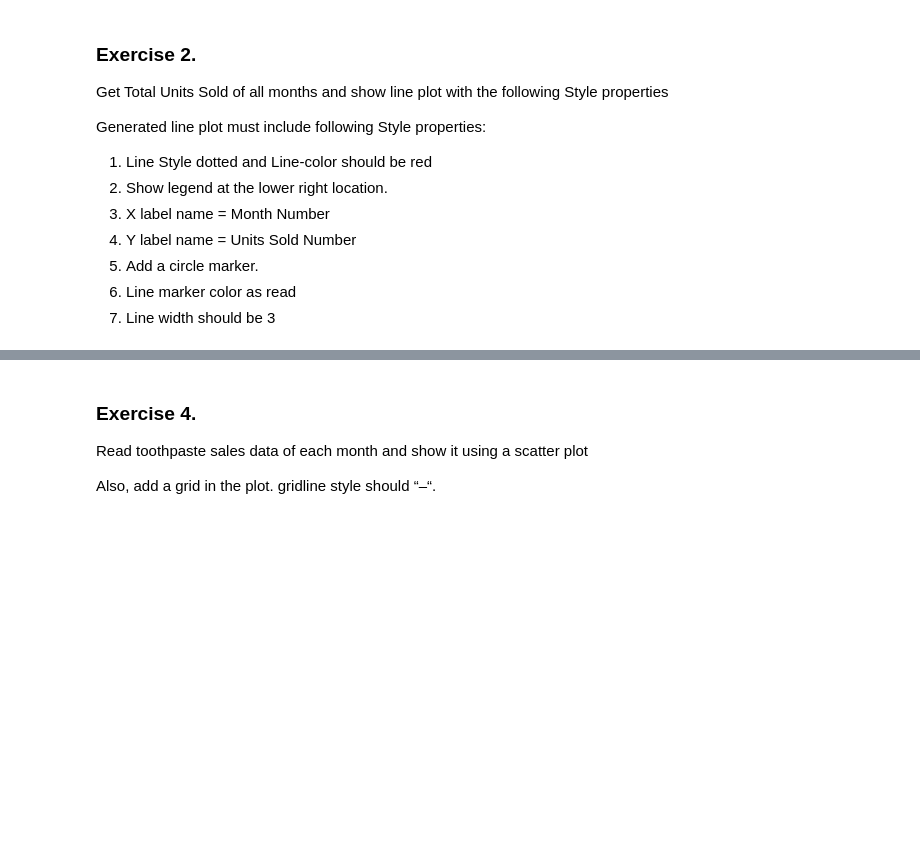
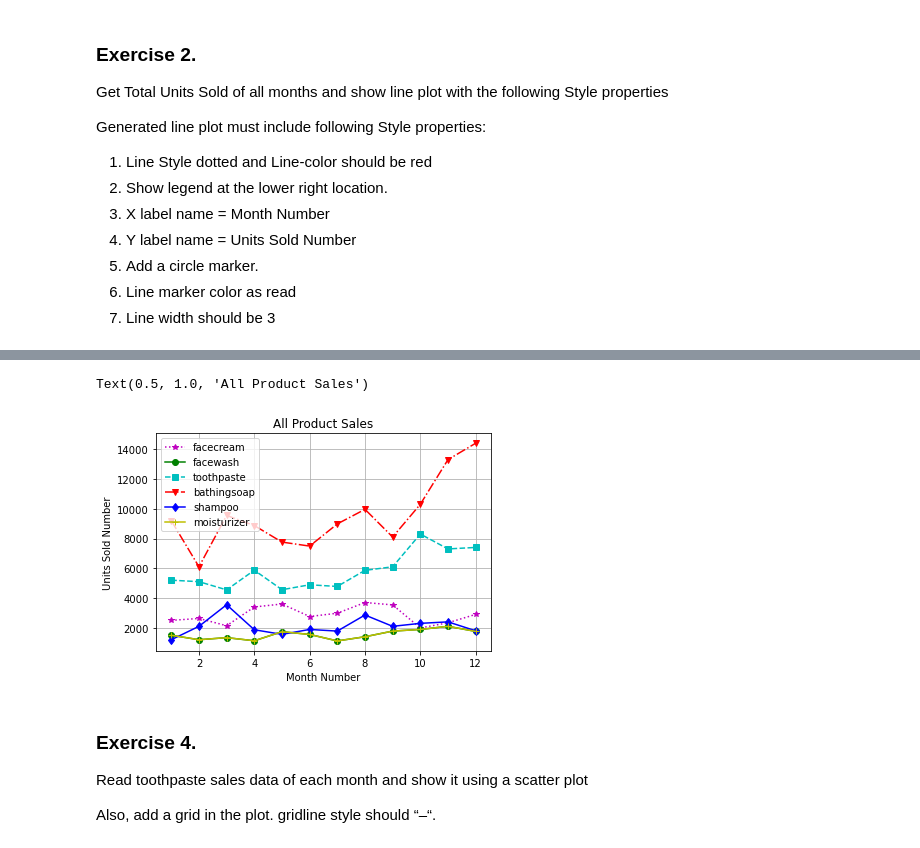
Before and after one commit to kateash/TTS-Data-Science-Course, a Jupyter notebook: datascience/python/11_mod_matplotlib/17-Exercises.ipynb, the cells around one changed output, grey strips where cells are left out. Saved outputs shown, nothing was run; the diff lists cells and outputs as text; code cells hidden in the pictures; blank space fills up the shorter version.

```diff
--- a/datascience/python/11_mod_matplotlib/17-Exercises.ipynb
+++ b/datascience/python/11_mod_matplotlib/17-Exercises.ipynb
@@ -91,3 +122,29 @@ Display the number of units sold per month for each product using multiline plot
+# %%
+# facecream 	facewash 	toothpaste 	bathingsoap 	shampoo 	moisturizer
+
+import numpy as np
+import pandas as pd
+import matplotlib.pyplot as plt
+
+company_data = pd.read_csv('./data/company_sales_data.csv')
+
+x = data['month_number']
+plt.plot(x, "facecream", data = company_data, color = 'm', marker = '*', linestyle = ':')
+plt.plot(x, "facewash", data = company_data, color = 'g', marker = 'o')
+plt.plot(x, "toothpaste", data = company_data, color = 'c', marker = 's', linestyle = '--')
+plt.plot(x, "bathingsoap", data = company_data, color = 'r', marker = 'v', linestyle = '-.')
+plt.plot(x, "shampoo", data = company_data, color = 'b', marker = 'd')
+plt.plot(x, "moisturizer", data = company_data, color = 'y', marker = '+', linestyle = '-')
+
+
+plt.grid()
+plt.legend(loc = 'upper left')
+plt.xlabel ('Month Number')
+plt.ylabel ('Units Sold Number')
+plt.title('All Product Sales')
+# %% [output]
+Text(0.5, 1.0, 'All Product Sales')
+[figure, added]
 # %% [markdown]
 ### Exercise 4.
 
```
Also changed, not shown: parts of 15 cells of this notebook.
